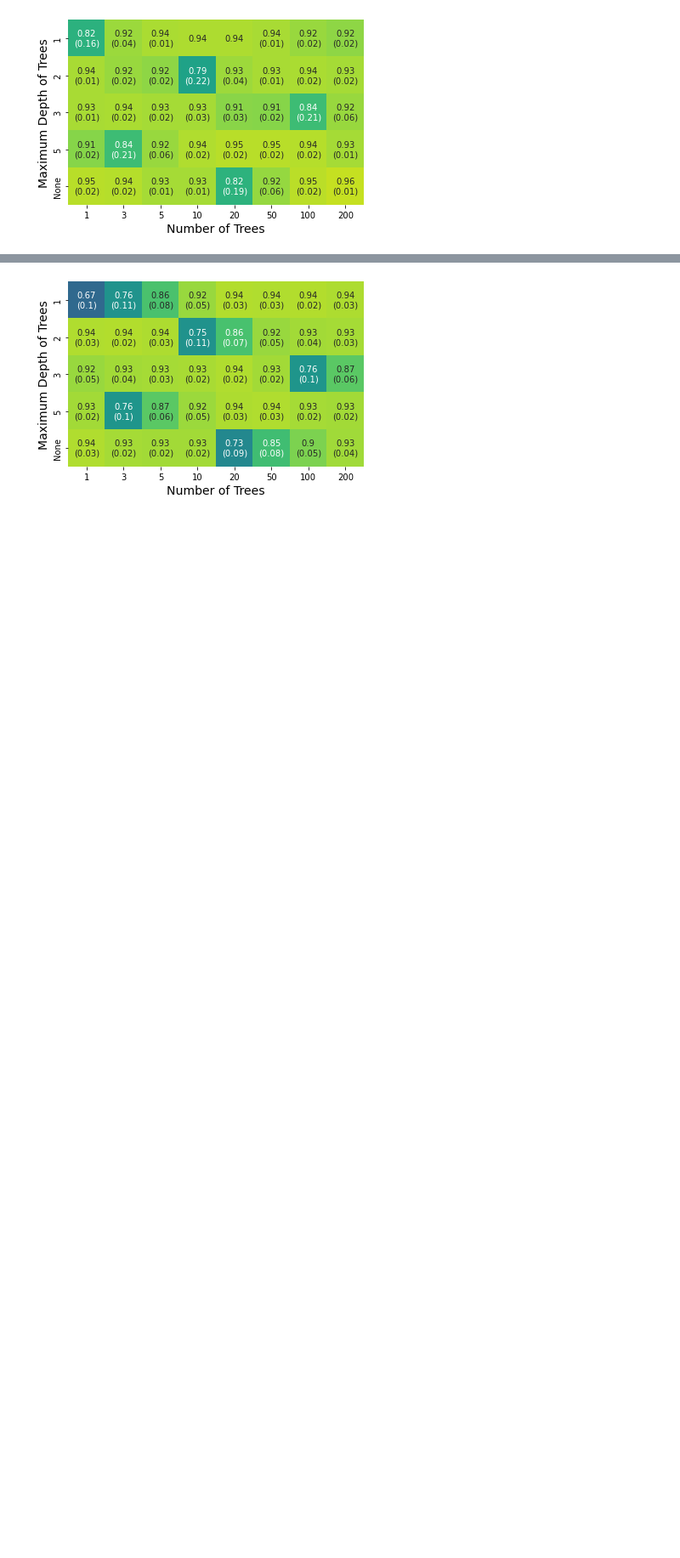
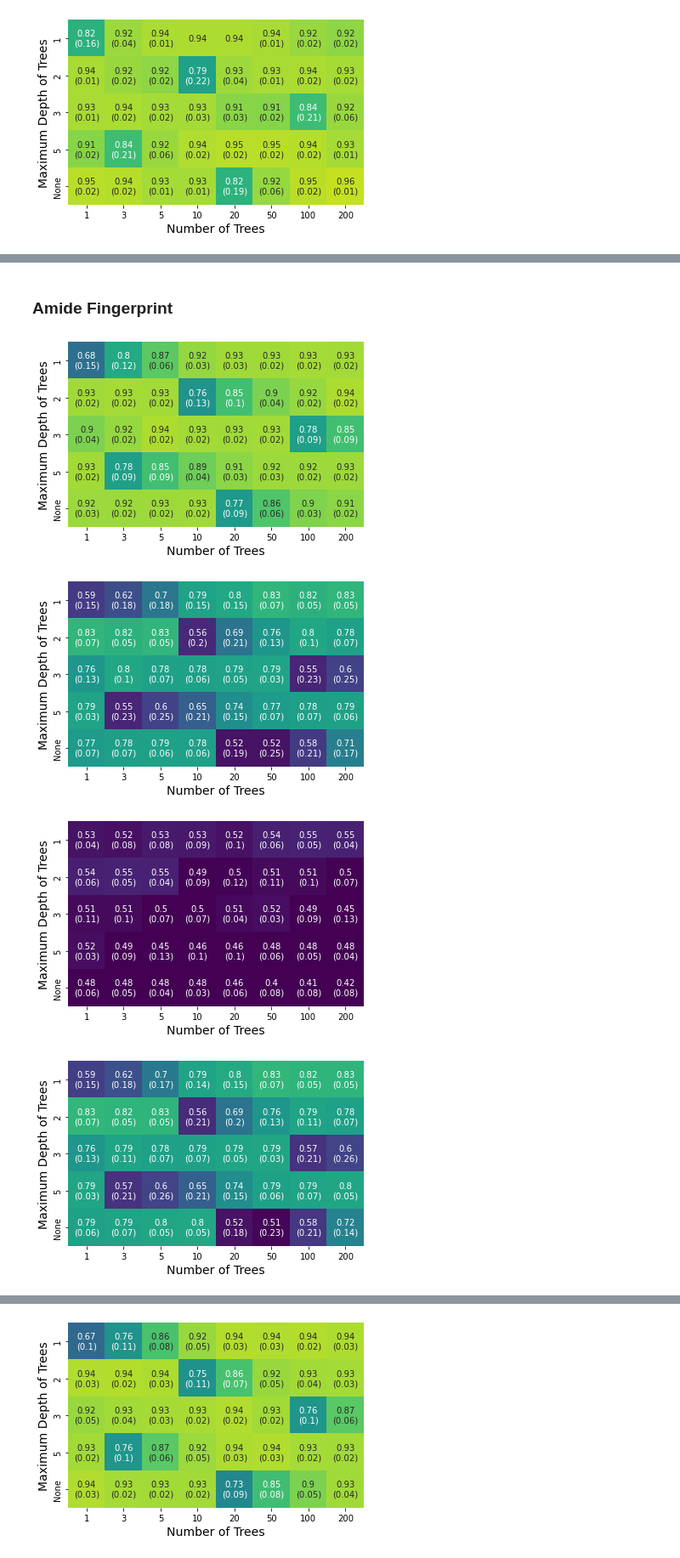
Before and after one commit to ZimmermanGroup/ActiveTransfer, a Jupyter notebook: model_complexity_and_transfer_performance.ipynb, the cells around one changed output, grey strips where cells are left out. Shown at 85% size. Cells and saved outputs as stored; diff of their text form; code cells hidden in the pictures; blank space fills up the shorter version.

```diff
--- a/model_complexity_and_transfer_performance.ipynb
+++ b/model_complexity_and_transfer_performance.ipynb
@@ -416,0 +736,41 @@ prep_heatmap(amide_alkyl_score_array, depth_list, num_tree_list,
+# %% [markdown]
+### Amide Fingerprint
+# %%
+############ Amides --> Others
+############ With FP!!
+depth_list = [1,2,3,5,None]
+num_tree_list = [1,3,5,10,20,50,100,200]
+amide_fp_CV_dict_list = []
+
+# Roughly takes 6min
+for i in tqdm(range(25)):
+    if i==0 :
+        cv_result_dict=None
+    else :
+        cv_result_dict = amide_fp_CV_dict_list
+    amide_fp_CV_dict_list = screen_depth_and_num_trees(
+                        source_fp_dict["amides"],
+                        source_y_dict["amides"],
+                        [target_fp_dict[x] for x in ["heterocycles", "alkyl amines", "anilines"]],
+                        [target_y_dict[x] for x in ["heterocycles", "alkyl amines", "anilines"]],
+                        depth_list, num_tree_list, random_state=42+i,
+                        cv_result_dict=cv_result_dict
+                    )
+# %%
+_, amide_fp_CV_score_array,\
+fp_amide_het_score_array, fp_amide_alkyl_score_array, fp_amide_anil_score_array = prep_heatmap_friendly_arrays(
+                                amide_fp_CV_dict_list, depth_list, num_tree_list, 25
+                        )
+prep_heatmap(amide_fp_CV_score_array, depth_list, num_tree_list,
+             None, "amides", "CV", True) #Figure ??
+prep_heatmap(fp_amide_anil_score_array, depth_list, num_tree_list,
+             None, "amides", "aniline", True) #Figure ??
+prep_heatmap(fp_amide_het_score_array, depth_list, num_tree_list,
+             None, "amides", "heterocycle", True) #Figure ??
+prep_heatmap(fp_amide_alkyl_score_array, depth_list, num_tree_list,
+             None, "amides", "alkyl", True) #Figure ??
+# %% [output]
+[figure, added]
+[figure, added]
+[figure, added]
+[figure, added]
```
Also changed, not shown: parts of 44 cells of this notebook, 3 other files.
